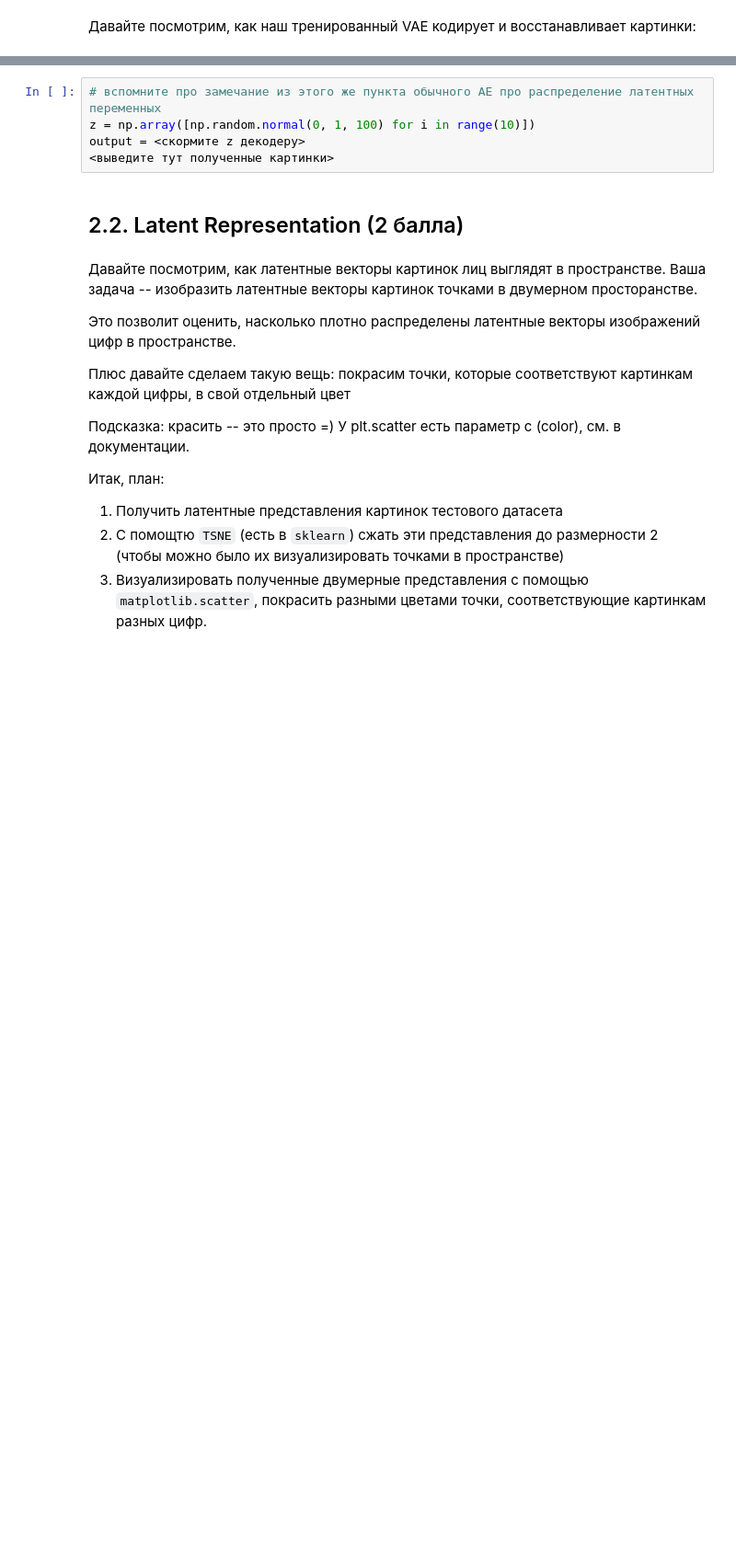
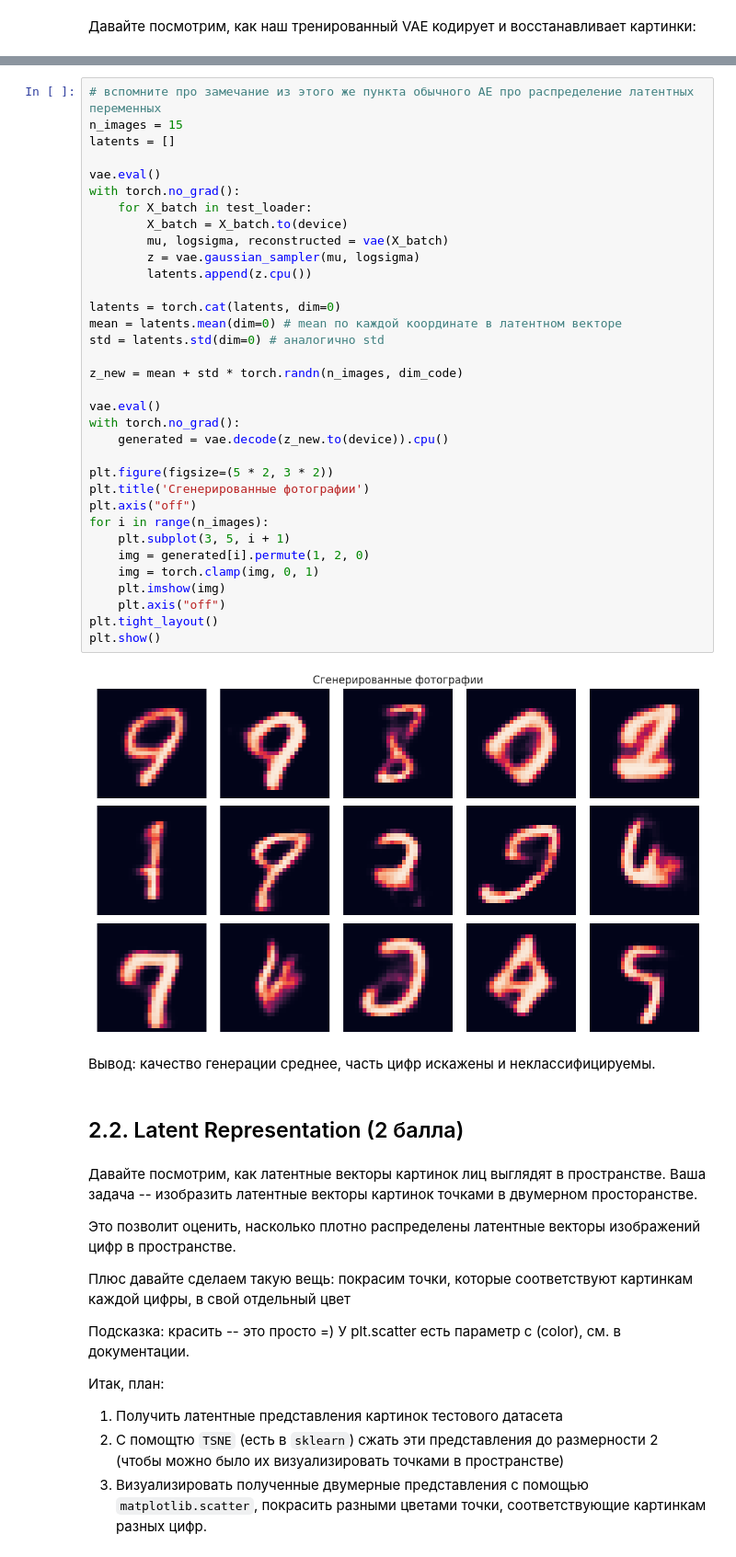
Before and after one commit to winpeperk/dls, a Jupyter notebook: week_10_AE_VAE/Homework/hw_7_autoencoders.ipynb, the cells around one changed output, grey strips where cells are left out. Shown at 92% size. Drawn from its saved outputs; the diff is of its cells as text; blank space fills up the shorter version.

```diff
--- a/week_10_AE_VAE/Homework/hw_7_autoencoders.ipynb
+++ b/week_10_AE_VAE/Homework/hw_7_autoencoders.ipynb
@@ -619,8 +722,41 @@ NameError: name 'dim_code' is not defined
-# %%
-# вспомните про замечание из этого же пункта обычного AE про распределение латентных переменных
-z = np.array([np.random.normal(0, 1, 100) for i in range(10)])
-output = <скормите z декодеру>
-<выведите тут полученные картинки>
+# %%
+# вспомните про замечание из этого же пункта обычного AE про распределение латентных переменных
+n_images = 15
+latents = []
+
+vae.eval()
+with torch.no_grad():
+    for X_batch in test_loader:
+        X_batch = X_batch.to(device)
+        mu, logsigma, reconstructed = vae(X_batch)
+        z = vae.gaussian_sampler(mu, logsigma)
+        latents.append(z.cpu())
+
+latents = torch.cat(latents, dim=0)
+mean = latents.mean(dim=0) # mean по каждой координате в латентном векторе
+std = latents.std(dim=0) # аналогично std
+
+z_new = mean + std * torch.randn(n_images, dim_code)
+
+vae.eval()
+with torch.no_grad():
+    generated = vae.decode(z_new.to(device)).cpu()
+
+plt.figure(figsize=(5 * 2, 3 * 2))
+plt.title('Сгенерированные фотографии')
+plt.axis("off")
+for i in range(n_images):
+    plt.subplot(3, 5, i + 1)
+    img = generated[i].permute(1, 2, 0)
+    img = torch.clamp(img, 0, 1)
+    plt.imshow(img)
+    plt.axis("off")
+plt.tight_layout()
+plt.show()
+# %% [output]
+[figure, added]
+# %% [markdown]
+Вывод: качество генерации среднее, часть цифр искажены и неклассифицируемы.
 # %% [markdown]
 ## 2.2. Latent Representation (2 балла)
 # %% [markdown]
```
Also changed, not shown: parts of 64 cells of this notebook.
